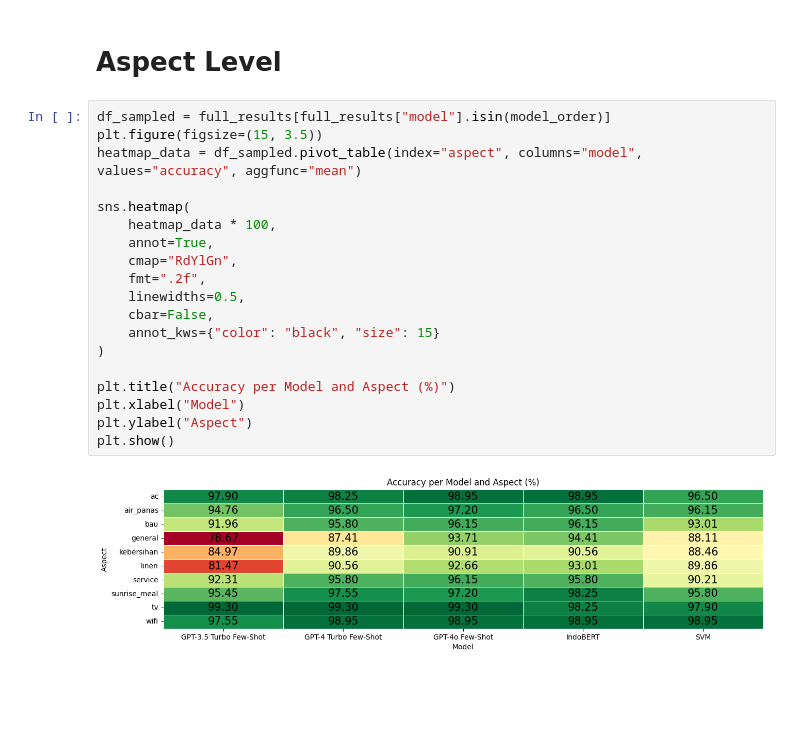
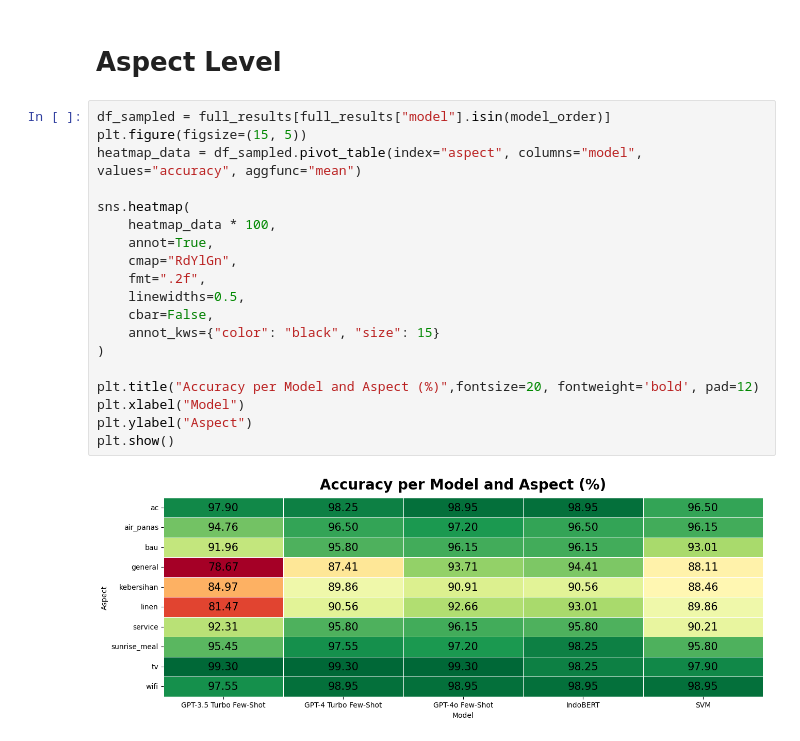
Before and after one commit to chells990/ABSA-Indonesia-Hotel-Reviews, a Jupyter notebook: notebook/quantitative.ipynb, the cells around one changed output. Drawn from its saved outputs; the diff is of its cells as text; blank space fills up the shorter version.

```diff
--- a/notebook/quantitative.ipynb
+++ b/notebook/quantitative.ipynb
@@ -216,22 +216,22 @@ plt.show()
 # Aspect Level
 # %%
 df_sampled = full_results[full_results["model"].isin(model_order)]
-plt.figure(figsize=(15, 3.5))
+plt.figure(figsize=(15, 5))
 heatmap_data = df_sampled.pivot_table(index="aspect", columns="model", values="accuracy", aggfunc="mean")
 
 sns.heatmap(
     heatmap_data * 100,
     annot=True,
     cmap="RdYlGn",
     fmt=".2f",
     linewidths=0.5,
     cbar=False,
     annot_kws={"color": "black", "size": 15}
 )
 
-plt.title("Accuracy per Model and Aspect (%)")
+plt.title("Accuracy per Model and Aspect (%)",fontsize=20, fontweight='bold', pad=12)
 plt.xlabel("Model")
 plt.ylabel("Aspect")
 plt.show()
 # %% [output]
-[figure, old version]
+[figure, new version]
```
Also changed, not shown: 1 other file.
